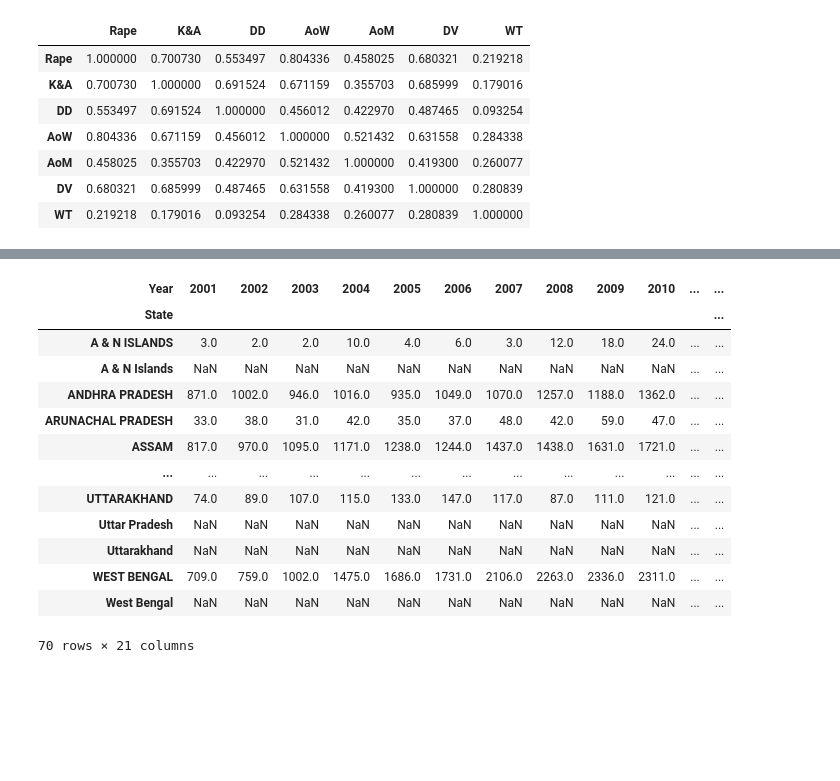
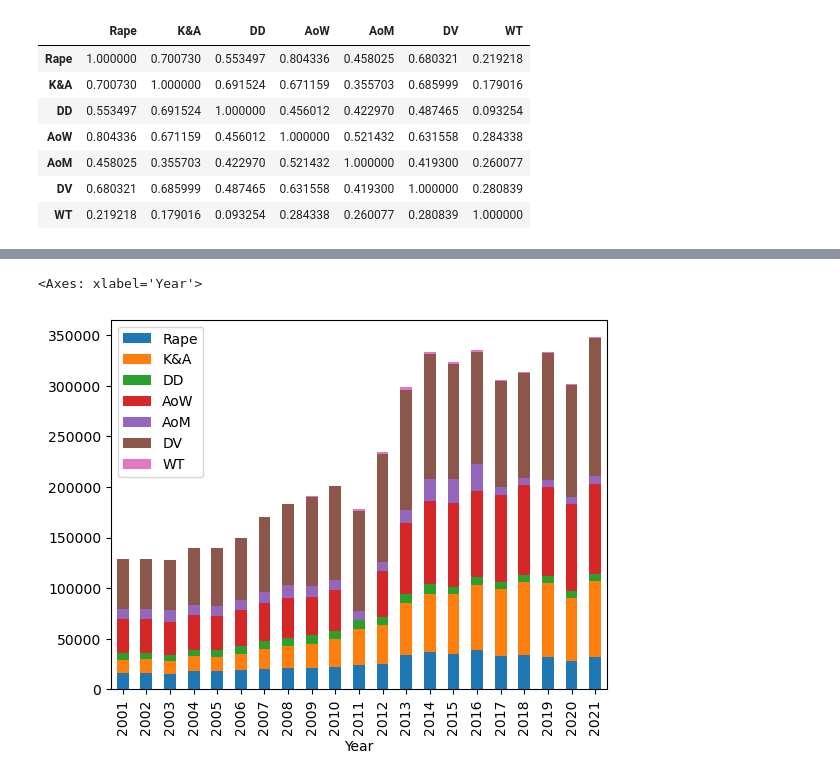
Before and after one commit to sandeepgalipelli/CrimeAgainstWomen, a Jupyter notebook: CrimeAgainstWoman.ipynb, the cells around one changed output, grey strips where cells are left out. Cells and saved outputs as stored; diff of their text form; code cells hidden in the pictures; blank space fills up the shorter version.

```diff
--- a/CrimeAgainstWoman.ipynb
+++ b/CrimeAgainstWoman.ipynb
@@ -118,17 +141,5 @@ crimes.groupby('State').sum().sort_values('Rape',ascending=False).head(10).plot(
 # %%
-crimeAw.pivot_table(columns='Year',index="State",values='Rape',aggfunc='max')
+crimeAw.drop('State',axis=1).groupby('Year').sum().plot(kind='bar',stacked=True)
 # %% [output]
-| Year | 2001 | 2002 | 2003 | 2004 | 2005 | 2006 | 2007 | 2008 | 2009 | 2010 | ... | ... |
-| State |  |  |  |  |  |  |  |  |  |  |  | ... |
-| A & N ISLANDS | 3.0 | 2.0 | 2.0 | 10.0 | 4.0 | 6.0 | 3.0 | 12.0 | 18.0 | 24.0 | ... | ... |
-| A & N Islands | NaN | NaN | NaN | NaN | NaN | NaN | NaN | NaN | NaN | NaN | ... | ... |
-| ANDHRA PRADESH | 871.0 | 1002.0 | 946.0 | 1016.0 | 935.0 | 1049.0 | 1070.0 | 1257.0 | 1188.0 | 1362.0 | ... | ... |
-| ARUNACHAL PRADESH | 33.0 | 38.0 | 31.0 | 42.0 | 35.0 | 37.0 | 48.0 | 42.0 | 59.0 | 47.0 | ... | ... |
-| ASSAM | 817.0 | 970.0 | 1095.0 | 1171.0 | 1238.0 | 1244.0 | 1437.0 | 1438.0 | 1631.0 | 1721.0 | ... | ... |
-| ... | ... | ... | ... | ... | ... | ... | ... | ... | ... | ... | ... | ... |
-| UTTARAKHAND | 74.0 | 89.0 | 107.0 | 115.0 | 133.0 | 147.0 | 117.0 | 87.0 | 111.0 | 121.0 | ... | ... |
-| Uttar Pradesh | NaN | NaN | NaN | NaN | NaN | NaN | NaN | NaN | NaN | NaN | ... | ... |
-| Uttarakhand | NaN | NaN | NaN | NaN | NaN | NaN | NaN | NaN | NaN | NaN | ... | ... |
-| WEST BENGAL | 709.0 | 759.0 | 1002.0 | 1475.0 | 1686.0 | 1731.0 | 2106.0 | 2263.0 | 2336.0 | 2311.0 | ... | ... |
-| West Bengal | NaN | NaN | NaN | NaN | NaN | NaN | NaN | NaN | NaN | NaN | ... | ... |
-70 rows × 21 columns
+<Axes: xlabel='Year'>
+[figure, added]
```
Also changed, not shown: parts of 8 cells of this notebook.
